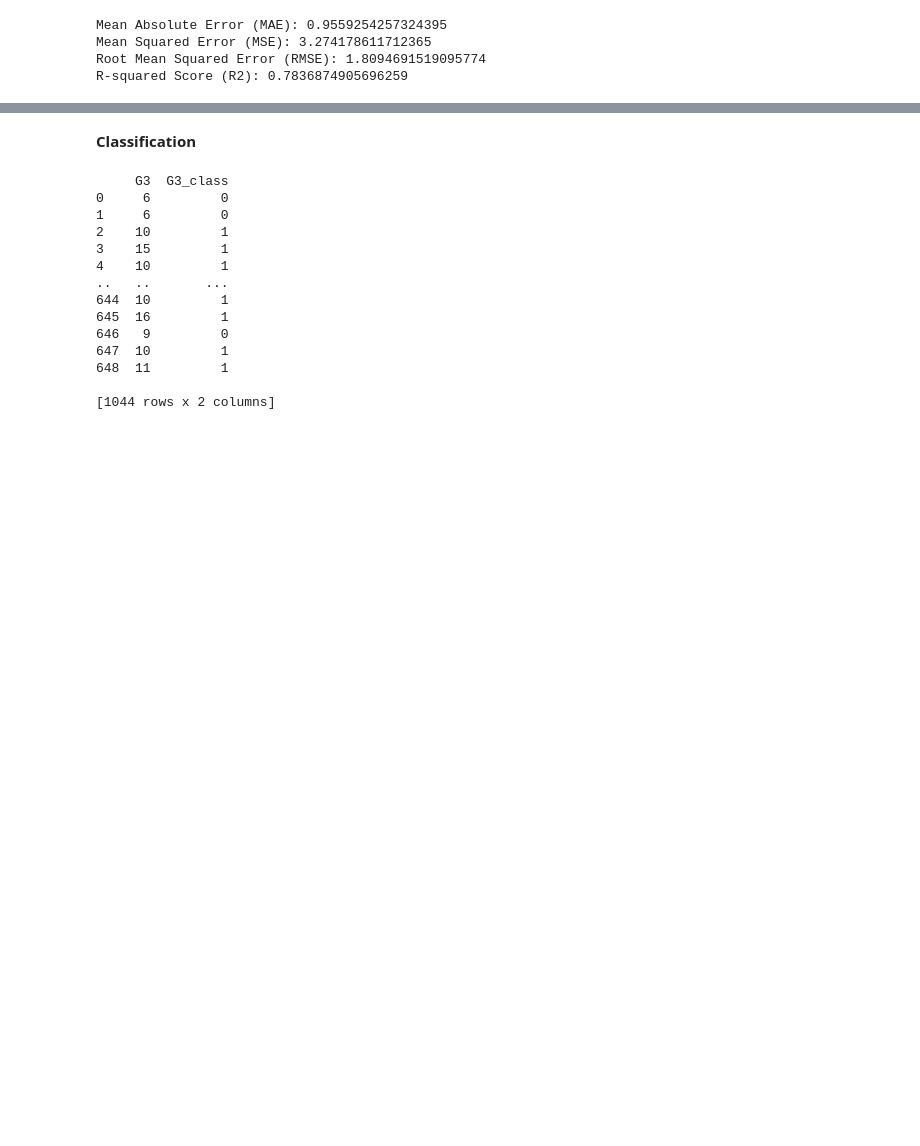
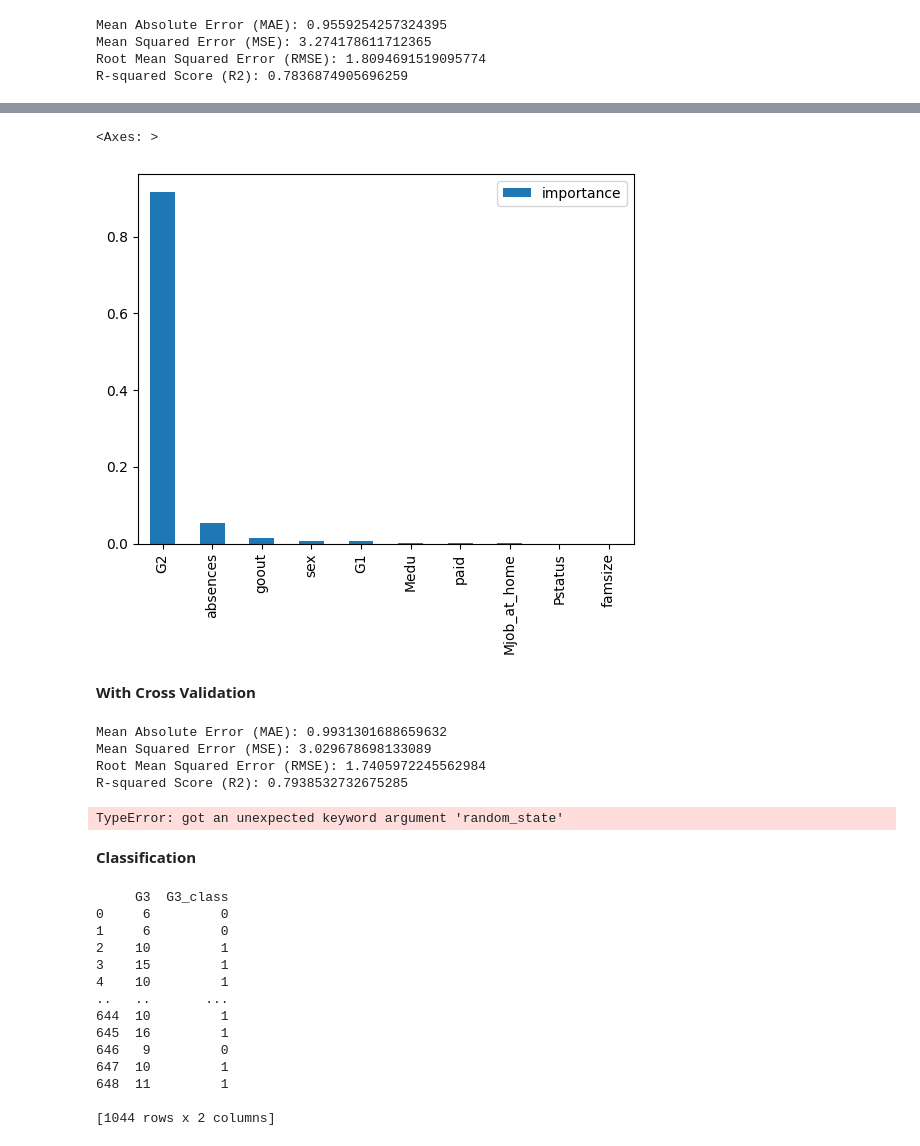
Before and after one commit to kelvinadaisky/Student-Performance-Prediciton, a Jupyter notebook: StudentPerformance.ipynb, the cells around one changed output, grey strips where cells are left out. Cells and saved outputs as stored; diff of their text form; code cells hidden in the pictures; blank space fills up the shorter version.

```diff
--- a/StudentPerformance.ipynb
+++ b/StudentPerformance.ipynb
@@ -134,0 +150,5 @@ R-squared Score (R2): 0.7836874905696259
+# %%
+feature_importances = pd.DataFrame(dt_regressor.feature_importances_,
+                                   index = X_train.columns,
+                                   columns=['importance']).sort_values('importance', ascending=False)
+feature_importances
@@ -135,3 +173,76 @@ R-squared Score (R2): 0.7836874905696259
+# %%
+feature_importances.head(10).plot(kind='bar')
+# %% [output]
+<Axes: >
+[figure, added]
+# %% [markdown]
+**With Cross Validation**
+# %%
+from sklearn.model_selection import cross_val_predict
+
+# Cross-validation prediction
+y_pred_cv = cross_val_predict(dt_regressor, X_train, y_train, cv=10)
+
+# Calculate metrics
+
+# Mean Absolute Error (MAE)
+mae = mean_absolute_error(y_train, y_pred_cv)
+
+# Mean Squared Error (MSE)
+mse = mean_squared_error(y_train, y_pred_cv)
+
+# Root Mean Squared Error (RMSE)
+rmse = np.sqrt(mse)
+
+# R-squared Score (R2)
+r2 = r2_score(y_train, y_pred_cv)
+
+# Print results
+print(f"Mean Absolute Error (MAE): {mae}")
+print(f"Mean Squared Error (MSE): {mse}")
+print(f"Root Mean Squared Error (RMSE): {rmse}")
+print(f"R-squared Score (R2): {r2}")
+# %% [output]
+Mean Absolute Error (MAE): 0.9931301688659632
+Mean Squared Error (MSE): 3.029678698133089
+Root Mean Squared Error (RMSE): 1.7405972245562984
+R-squared Score (R2): 0.7938532732675285
+# %%
+# Get feature importances
+importances = dt_regressor.feature_importances_
+
+# Define threshold (adjust based on observation)
+threshold = 0.0001
+
+# Select important feature indices
+important_indices = np.where(importances >= threshold)[0]
+
+# Select only important features
+X_train_reduced = X_train.iloc[:, important_indices]
+
+# Perform cross-validation on the reduced dataset
+y_pred_cv = cross_val_predict(dt_regressor, X_train, y_train, cv=10)
+# Calculate metrics
+
+# Mean Absolute Error (MAE)
+mae = mean_absolute_error(y_train, y_pred_cv)
+
+# Mean Squared Error (MSE)
+mse = mean_squared_error(y_train, y_pred_cv)
+
+# Root Mean Squared Error (RMSE)
+rmse = np.sqrt(mse)
+
+# R-squared Score (R2)
+r2 = r2_score(y_train, y_pred_cv)
+
+# Print results
+print(f"Mean Absolute Error (MAE): {mae}")
+print(f"Mean Squared Error (MSE): {mse}")
+print(f"Root Mean Squared Error (RMSE): {rmse}")
+print(f"R-squared Score (R2): {r2}")
+# %% [output]
+TypeError: got an unexpected keyword argument 'random_state'
 # %% [markdown]
 **Classification**
 # %%
```
Also changed, not shown: parts of 3 cells of this notebook.
